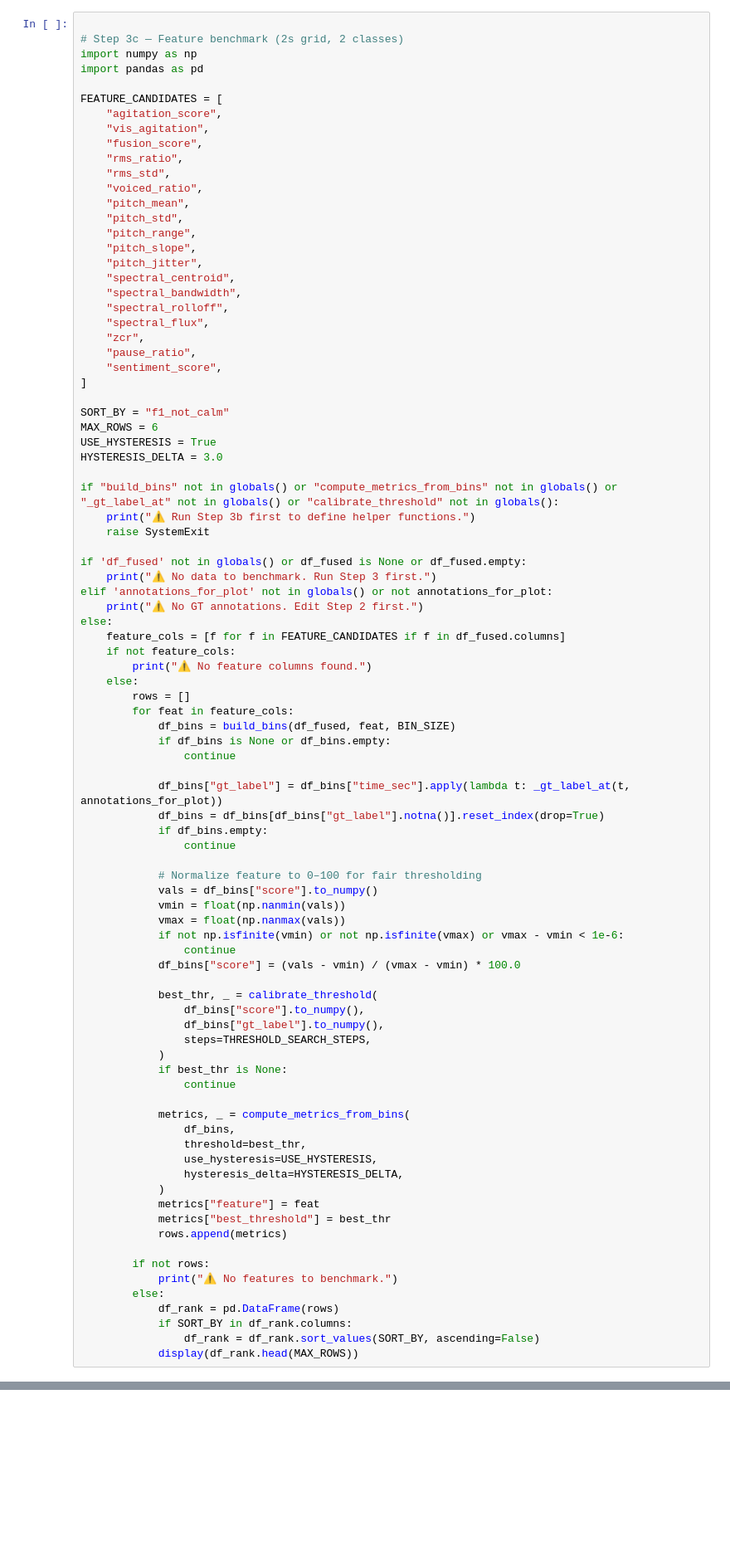
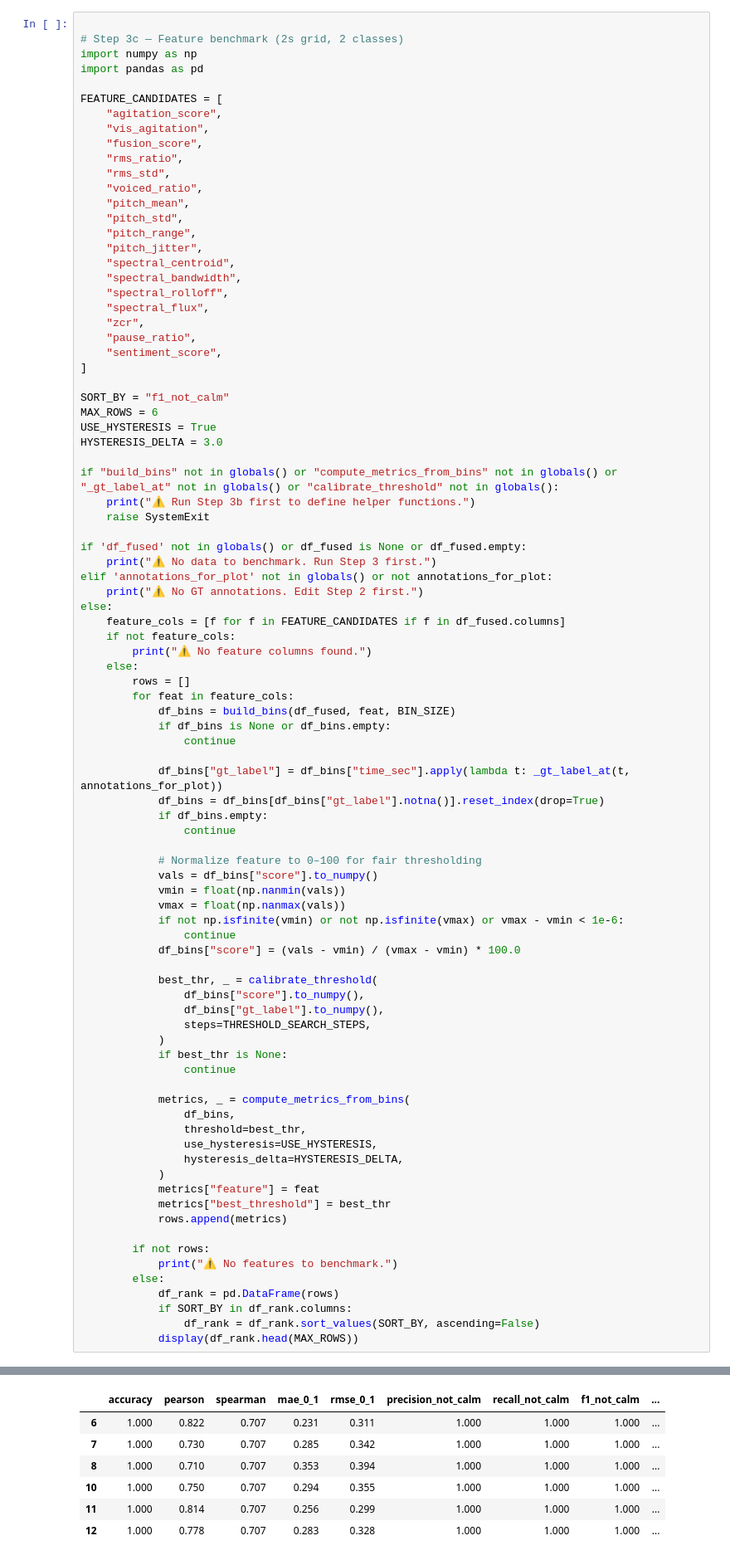
Before and after one commit to m3Zentrovoy/Real-Time-model, a Jupyter notebook: adaptive_realtime_emotion.ipynb, the cells around one changed output, grey strips where cells are left out. Shown: that part at 83% size. Saved outputs shown, nothing was run; the diff lists cells and outputs as text; blank space fills up the shorter version.

```diff
--- a/adaptive_realtime_emotion.ipynb
+++ b/adaptive_realtime_emotion.ipynb
@@ -1280,7 +1294,6 @@ FEATURE_CANDIDATES = [
     "pitch_mean",
     "pitch_std",
     "pitch_range",
-    "pitch_slope",
     "pitch_jitter",
     "spectral_centroid",
     "spectral_bandwidth",
@@ -1357,0 +1370,7 @@ else:
+|  | accuracy | pearson | spearman | mae_0_1 | rmse_0_1 | precision_not_calm | recall_not_calm | f1_not_calm | ... |
+| 6 | 1.000 | 0.822 | 0.707 | 0.231 | 0.311 | 1.000 | 1.000 | 1.000 | ... |
+| 7 | 1.000 | 0.730 | 0.707 | 0.285 | 0.342 | 1.000 | 1.000 | 1.000 | ... |
+| 8 | 1.000 | 0.710 | 0.707 | 0.353 | 0.394 | 1.000 | 1.000 | 1.000 | ... |
+| 10 | 1.000 | 0.750 | 0.707 | 0.294 | 0.355 | 1.000 | 1.000 | 1.000 | ... |
+| 11 | 1.000 | 0.814 | 0.707 | 0.256 | 0.299 | 1.000 | 1.000 | 1.000 | ... |
+| 12 | 1.000 | 0.778 | 0.707 | 0.283 | 0.328 | 1.000 | 1.000 | 1.000 | ... |
```
Also changed, not shown: parts of 7 cells of this notebook, 1 other file.
